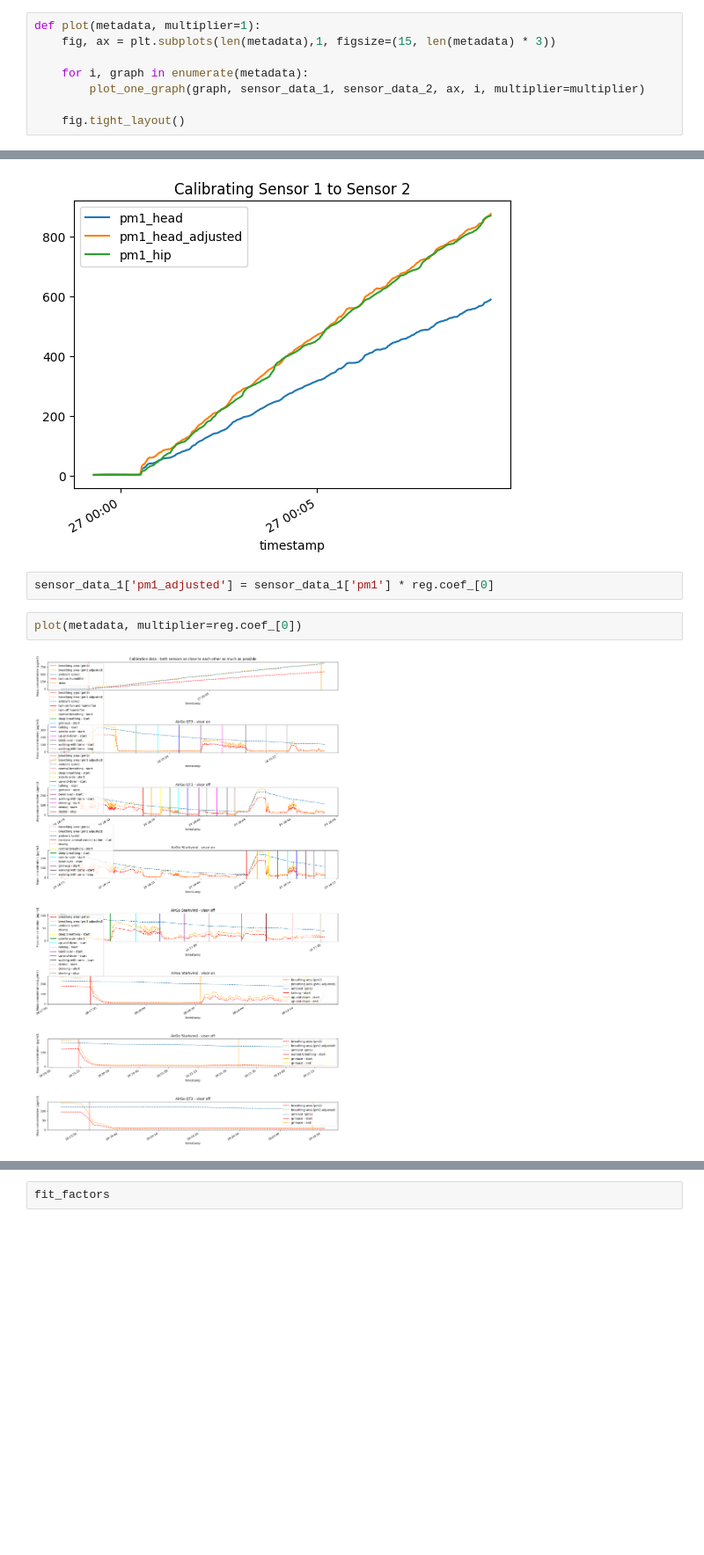
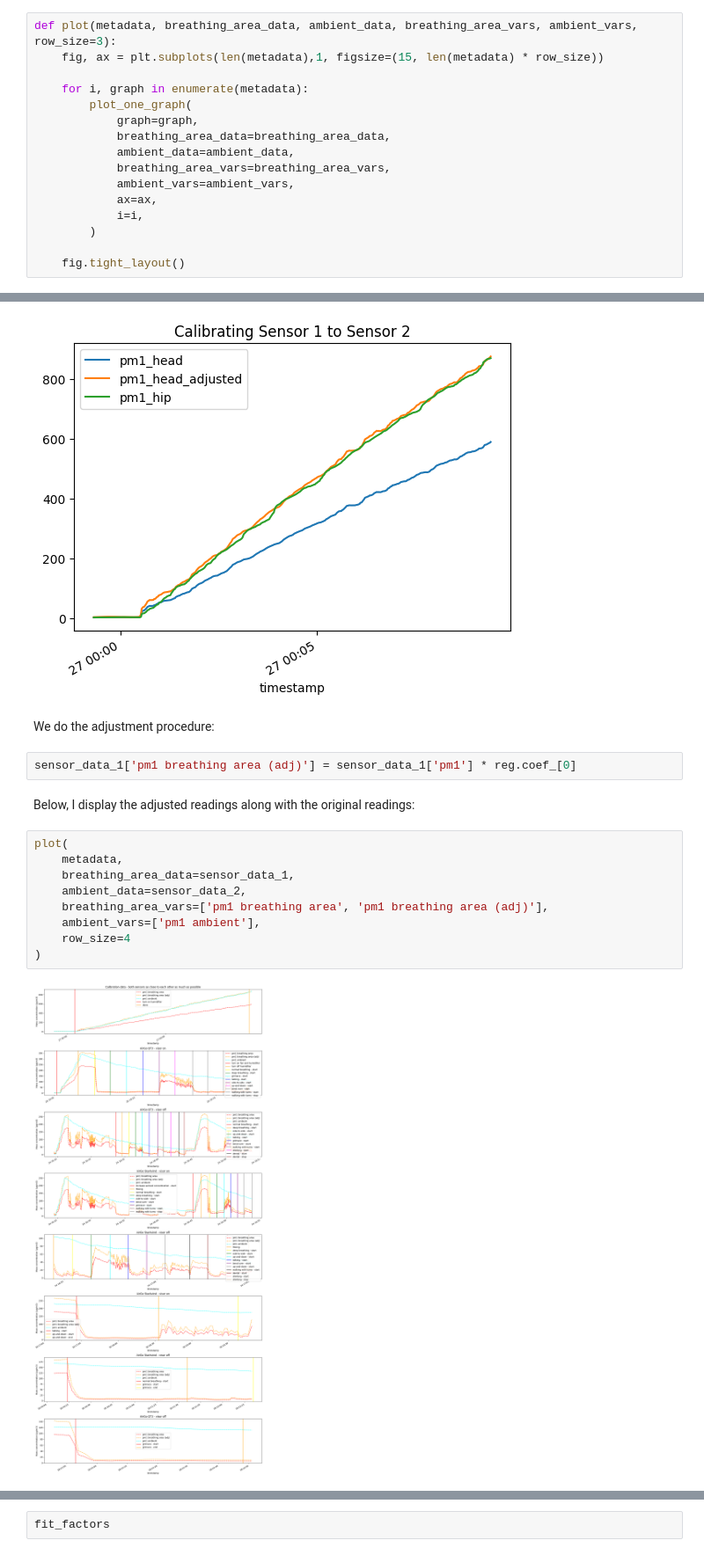
Before and after one commit to Edderic/iaq, a Jupyter notebook: airgo-2-sensors.ipynb, the cells around one changed output, grey strips where cells are left out. Shown at 88% size. Cells and saved outputs as stored; diff of their text form; blank space fills up the shorter version.

```diff
--- a/airgo-2-sensors.ipynb
+++ b/airgo-2-sensors.ipynb
@@ -659,10 +697,18 @@ def plot_one_graph(graph, sensor_data_1, sensor_data_2, ax=None, i=None, variabl
     axis.set_ylabel('Mass concentration (µg/m3)')
     axis.set_title(graph['title'])
 # %%
-def plot(metadata, multiplier=1):
-    fig, ax = plt.subplots(len(metadata),1, figsize=(15, len(metadata) * 3))
+def plot(metadata, breathing_area_data, ambient_data, breathing_area_vars, ambient_vars, row_size=3):
+    fig, ax = plt.subplots(len(metadata),1, figsize=(15, len(metadata) * row_size))
 
     for i, graph in enumerate(metadata):
-        plot_one_graph(graph, sensor_data_1, sensor_data_2, ax, i, multiplier=multiplier)
+        plot_one_graph(
+            graph=graph,
+            breathing_area_data=breathing_area_data,
+            ambient_data=ambient_data,
+            breathing_area_vars=breathing_area_vars,
+            ambient_vars=ambient_vars,
+            ax=ax,
+            i=i,
+        )
 
     fig.tight_layout()
@@ -740,12 +802,23 @@ ax.set_title("Calibrating Sensor 1 to Sensor 2")
 # %% [output]
 Text(0.5, 1.0, 'Calibrating Sensor 1 to Sensor 2')
 [figure]
+# %% [markdown]
+We do the adjustment procedure:
 # %%
-sensor_data_1['pm1_adjusted'] = sensor_data_1['pm1'] * reg.coef_[0]
+sensor_data_1['pm1 breathing area (adj)'] = sensor_data_1['pm1'] * reg.coef_[0]
-# %%
-plot(metadata, multiplier=reg.coef_[0])
-# %% [output]
-[figure, removed]
+# %% [markdown]
+Below, I display the adjusted readings along with the original readings:
+# %%
+plot(
+    metadata,
+    breathing_area_data=sensor_data_1,
+    ambient_data=sensor_data_2,
+    breathing_area_vars=['pm1 breathing area', 'pm1 breathing area (adj)'],
+    ambient_vars=['pm1 ambient'],
+    row_size=4
+)
+# %% [output]
+[figure, new version]
 # %%
 def get_fit_factor_between_two_events(
     event_index,
```
Also changed, not shown: parts of 34 cells of this notebook.
